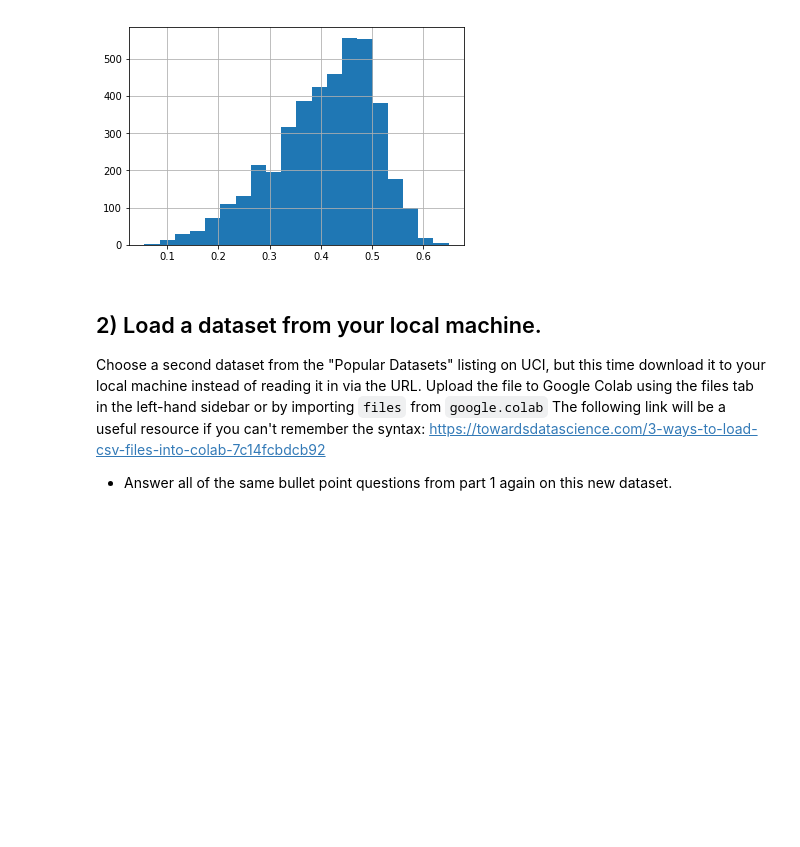
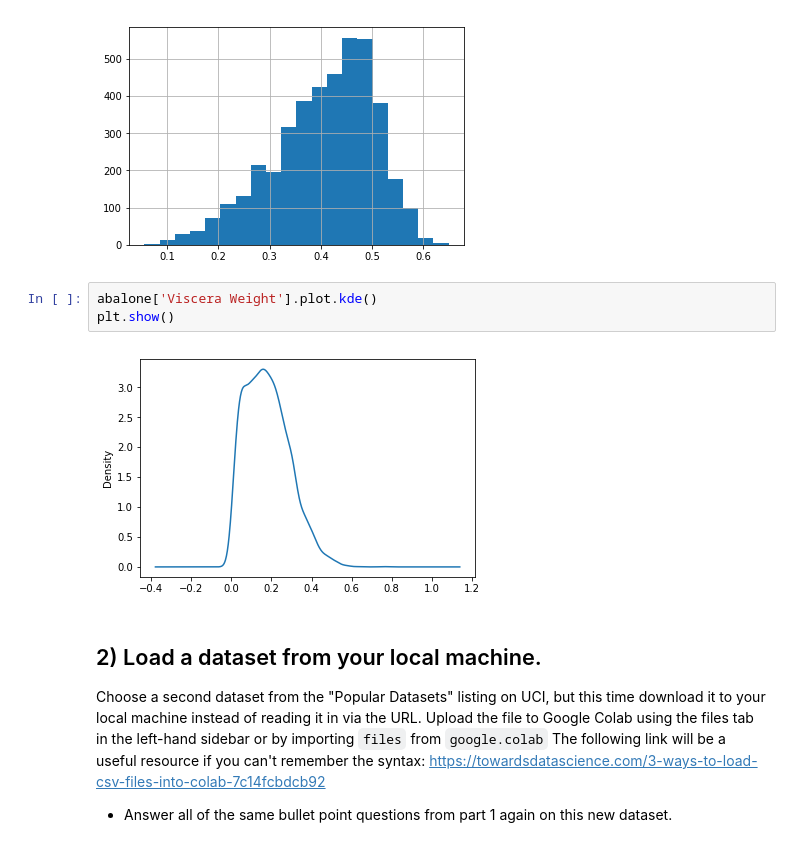
Before and after one commit to johnwesleyharding/DS-Unit-1-Sprint-1-Data-Wrangling-and-Storytelling, a Jupyter notebook: JWH_LS_DS_111_Exploratory_Data_Analysis.ipynb, the cells around one changed output. Cells and saved outputs as stored; diff of their text form; blank space fills up the shorter version.

```diff
--- a/JWH_LS_DS_111_Exploratory_Data_Analysis.ipynb
+++ b/JWH_LS_DS_111_Exploratory_Data_Analysis.ipynb
@@ -163,6 +163,11 @@ abalone['Diameter'].hist(bins = 20)
 plt.show()
 # %% [output]
 [figure]
+# %%
+abalone['Viscera Weight'].plot.kde()
+plt.show()
+# %% [output]
+[figure, added]
 # %% [markdown]
 ## 2) Load a dataset from your local machine.
 Choose a second dataset from the "Popular Datasets" listing on UCI, but this time download it to your local machine instead of reading it in via the URL. Upload the file to Google Colab using the files tab in the left-hand sidebar or by importing `files` from `google.colab` The following link will be a useful resource if you can't remember the syntax: <https://towardsdatascience.com/3-ways-to-load-csv-files-into-colab-7c14fcbdcb92>
```
Also changed, not shown: parts of 5 cells of this notebook.
